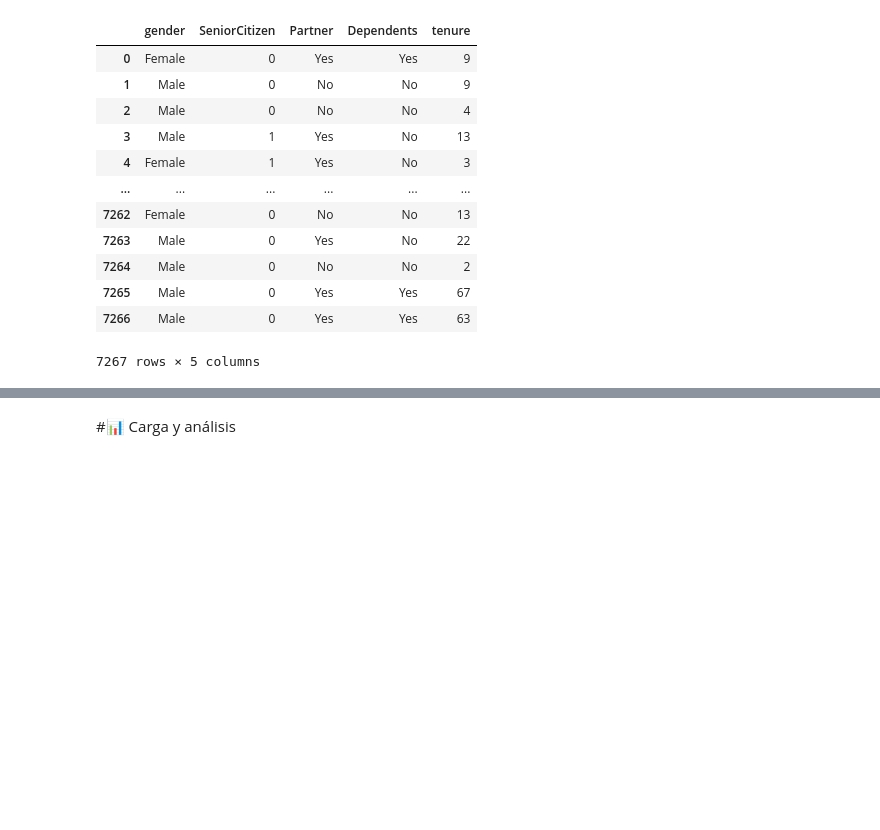
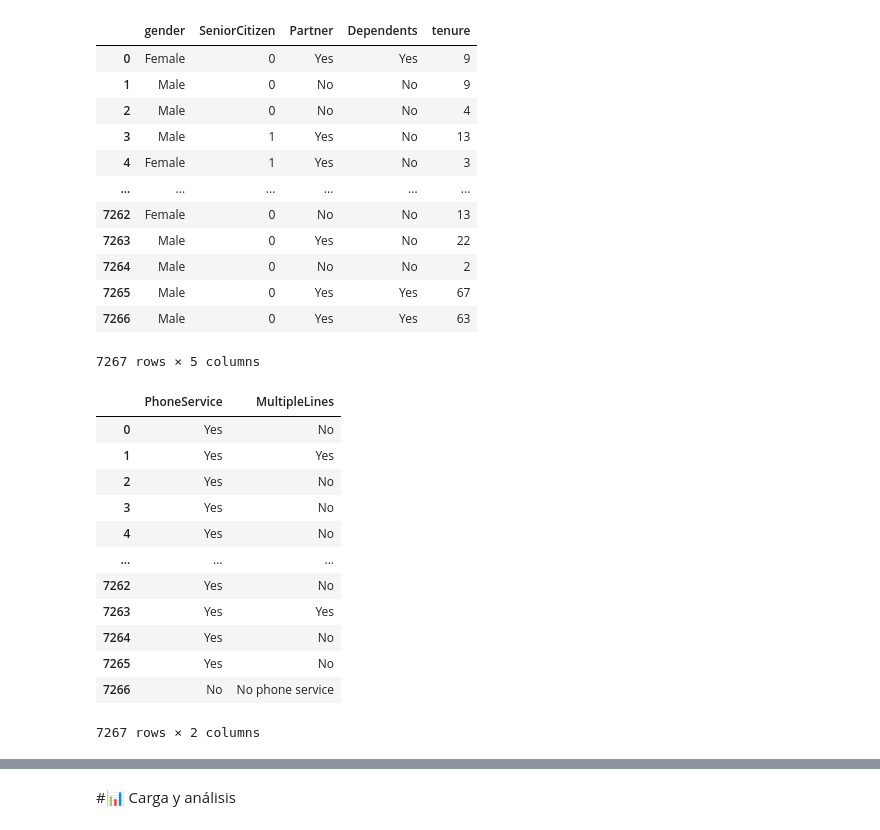
Before and after one commit to GisseYo/ChallengeTelecomX, a Jupyter notebook: TelecomX_LATAM.ipynb, the cells around one changed output, grey strips where cells are left out. Saved outputs shown, nothing was run; the diff lists cells and outputs as text; code cells hidden in the pictures; blank space fills up the shorter version.

```diff
--- a/TelecomX_LATAM.ipynb
+++ b/TelecomX_LATAM.ipynb
@@ -38,3 +38,20 @@ datos_df
 | 7265 | Male | 0 | Yes | Yes | 67 |
 | 7266 | Male | 0 | Yes | Yes | 63 |
 7267 rows × 5 columns
+# %%
+colum_phone = pd.json_normalize(bd_original['phone'])
+colum_phone
+# %% [output]
+|  | PhoneService | MultipleLines |
+| 0 | Yes | No |
+| 1 | Yes | Yes |
+| 2 | Yes | No |
+| 3 | Yes | No |
+| 4 | Yes | No |
+| ... | ... | ... |
+| 7262 | Yes | No |
+| 7263 | Yes | Yes |
+| 7264 | Yes | No |
+| 7265 | Yes | No |
+| 7266 | No | No phone service |
+7267 rows × 2 columns
```
Also changed, not shown: parts of 5 cells of this notebook.
